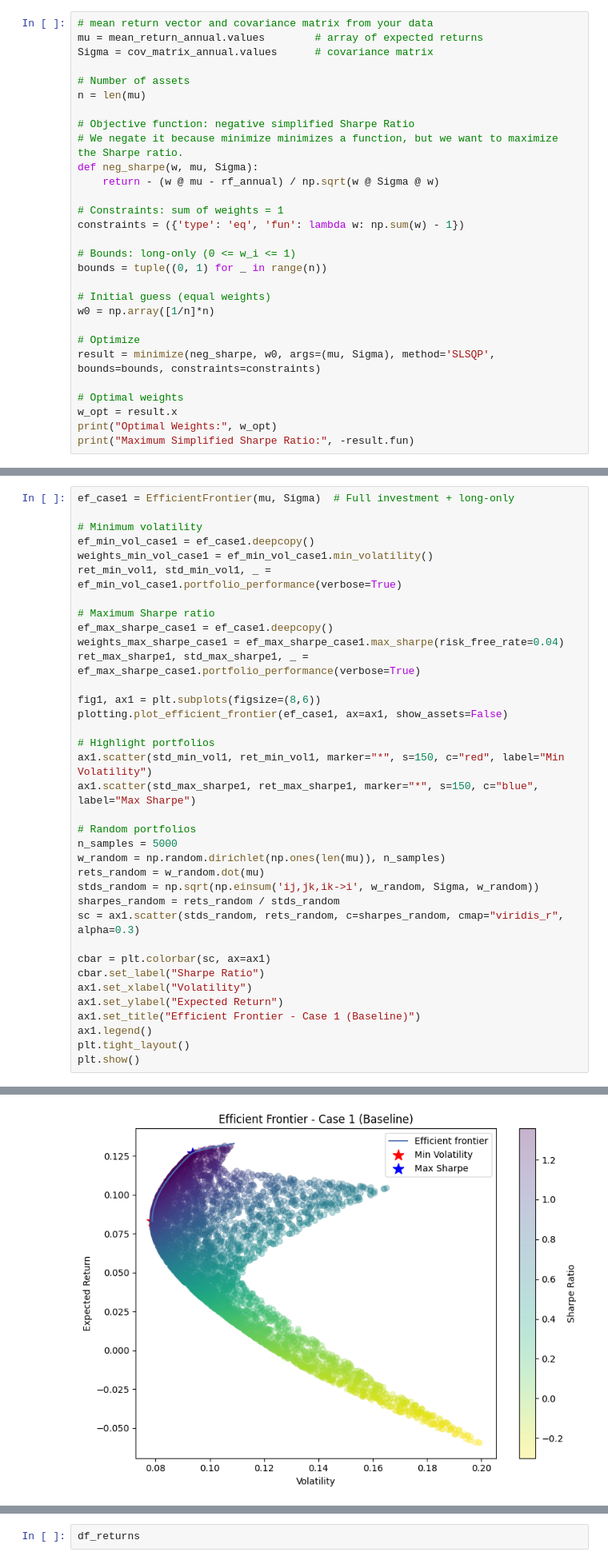
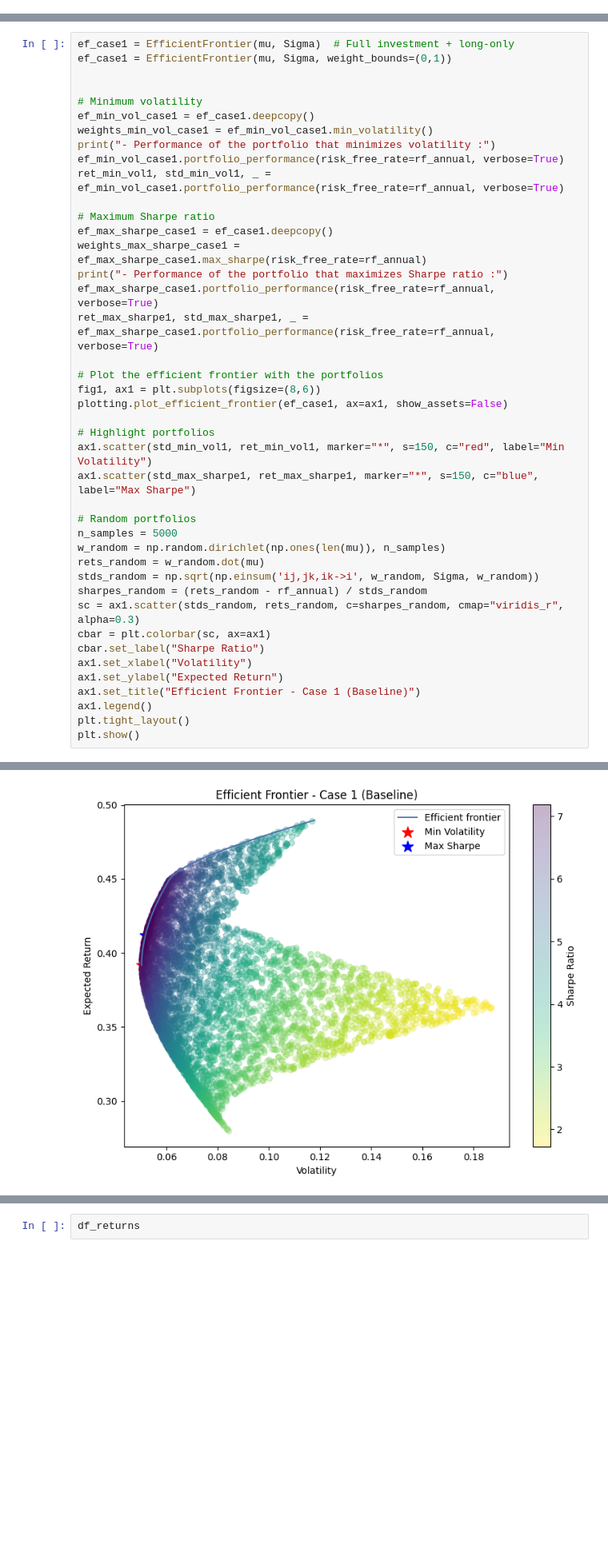
Before and after one commit to nanaaaiya/quanfin_final, a Jupyter notebook: finalfinal.ipynb, the cells around one changed output, grey strips where cells are left out. Shown at 80% size. Drawn from its saved outputs; the diff is of its cells as text; blank space fills up the shorter version.

```diff
--- a/finalfinal.ipynb
+++ b/finalfinal.ipynb
@@ -304,32 +304,3 @@ $$
 
 *   Applying 2 constraints above
 *   No weight allocation constraints
-# %%
-# mean return vector and covariance matrix from your data
-mu = mean_return_annual.values        # array of expected returns
-Sigma = cov_matrix_annual.values      # covariance matrix
-
-# Number of assets
-n = len(mu)
-
-# Objective function: negative simplified Sharpe Ratio
-# We negate it because minimize minimizes a function, but we want to maximize the Sharpe ratio.
-def neg_sharpe(w, mu, Sigma):
-    return - (w @ mu - rf_annual) / np.sqrt(w @ Sigma @ w)
-
-# Constraints: sum of weights = 1
-constraints = ({'type': 'eq', 'fun': lambda w: np.sum(w) - 1})
-
-# Bounds: long-only (0 <= w_i <= 1)
-bounds = tuple((0, 1) for _ in range(n))
-
-# Initial guess (equal weights)
-w0 = np.array([1/n]*n)
-
-# Optimize
-result = minimize(neg_sharpe, w0, args=(mu, Sigma), method='SLSQP', bounds=bounds, constraints=constraints)
-
-# Optimal weights
-w_opt = result.x
-print("Optimal Weights:", w_opt)
-print("Maximum Simplified Sharpe Ratio:", -result.fun)
@@ -339,16 +307,23 @@ Maximum Simplified Sharpe Ratio: 0.9277041114979175
 # %%
 ef_case1 = EfficientFrontier(mu, Sigma)  # Full investment + long-only
+ef_case1 = EfficientFrontier(mu, Sigma, weight_bounds=(0,1))
+
 
 # Minimum volatility
 ef_min_vol_case1 = ef_case1.deepcopy()
 weights_min_vol_case1 = ef_min_vol_case1.min_volatility()
-ret_min_vol1, std_min_vol1, _ = ef_min_vol_case1.portfolio_performance(verbose=True)
+print("- Performance of the portfolio that minimizes volatility :")
+ef_min_vol_case1.portfolio_performance(risk_free_rate=rf_annual, verbose=True)
+ret_min_vol1, std_min_vol1, _ = ef_min_vol_case1.portfolio_performance(risk_free_rate=rf_annual, verbose=True)
 
 # Maximum Sharpe ratio
 ef_max_sharpe_case1 = ef_case1.deepcopy()
-weights_max_sharpe_case1 = ef_max_sharpe_case1.max_sharpe(risk_free_rate=0.04)
-ret_max_sharpe1, std_max_sharpe1, _ = ef_max_sharpe_case1.portfolio_performance(verbose=True)
+weights_max_sharpe_case1 = ef_max_sharpe_case1.max_sharpe(risk_free_rate=rf_annual)
+print("- Performance of the portfolio that maximizes Sharpe ratio :")
+ef_max_sharpe_case1.portfolio_performance(risk_free_rate=rf_annual, verbose=True)
+ret_max_sharpe1, std_max_sharpe1, _ = ef_max_sharpe_case1.portfolio_performance(risk_free_rate=rf_annual, verbose=True)
 
+# Plot the efficient frontier with the portfolios
 fig1, ax1 = plt.subplots(figsize=(8,6))
 plotting.plot_efficient_frontier(ef_case1, ax=ax1, show_assets=False)
 
@@ -361,9 +336,8 @@ n_samples = 5000
 w_random = np.random.dirichlet(np.ones(len(mu)), n_samples)
 rets_random = w_random.dot(mu)
 stds_random = np.sqrt(np.einsum('ij,jk,ik->i', w_random, Sigma, w_random))
-sharpes_random = rets_random / stds_random
+sharpes_random = (rets_random - rf_annual) / stds_random
 sc = ax1.scatter(stds_random, rets_random, c=sharpes_random, cmap="viridis_r", alpha=0.3)
-
 cbar = plt.colorbar(sc, ax=ax1)
 cbar.set_label("Sharpe Ratio")
 ax1.set_xlabel("Volatility")
@@ -382,4 +364,4 @@ Sharpe Ratio: 0.93
-[figure, old version]
+[figure, new version]
 # %% [markdown]
 ### Case 2: Gold minimum x Bonds maximum (include weight allocation constraints)
 
```
Also changed, not shown: parts of 6 cells of this notebook.
